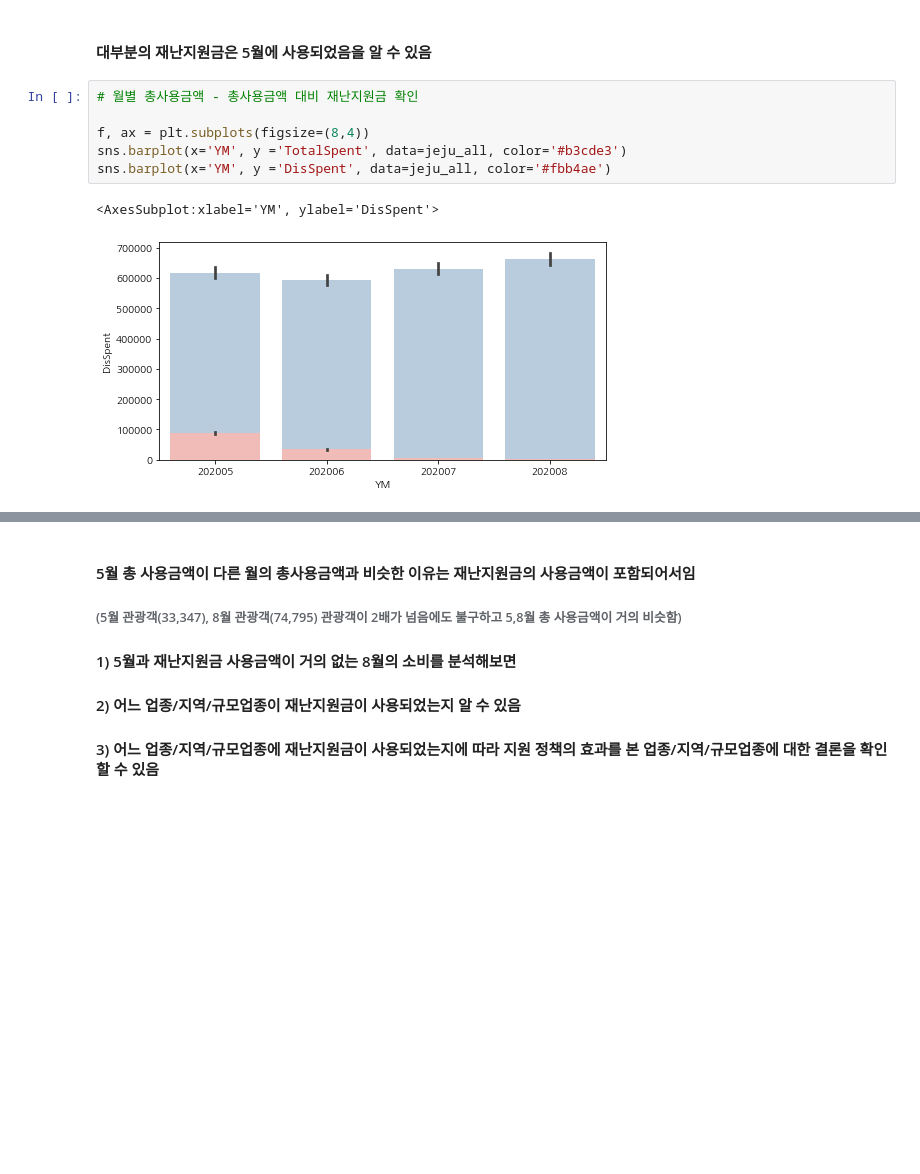
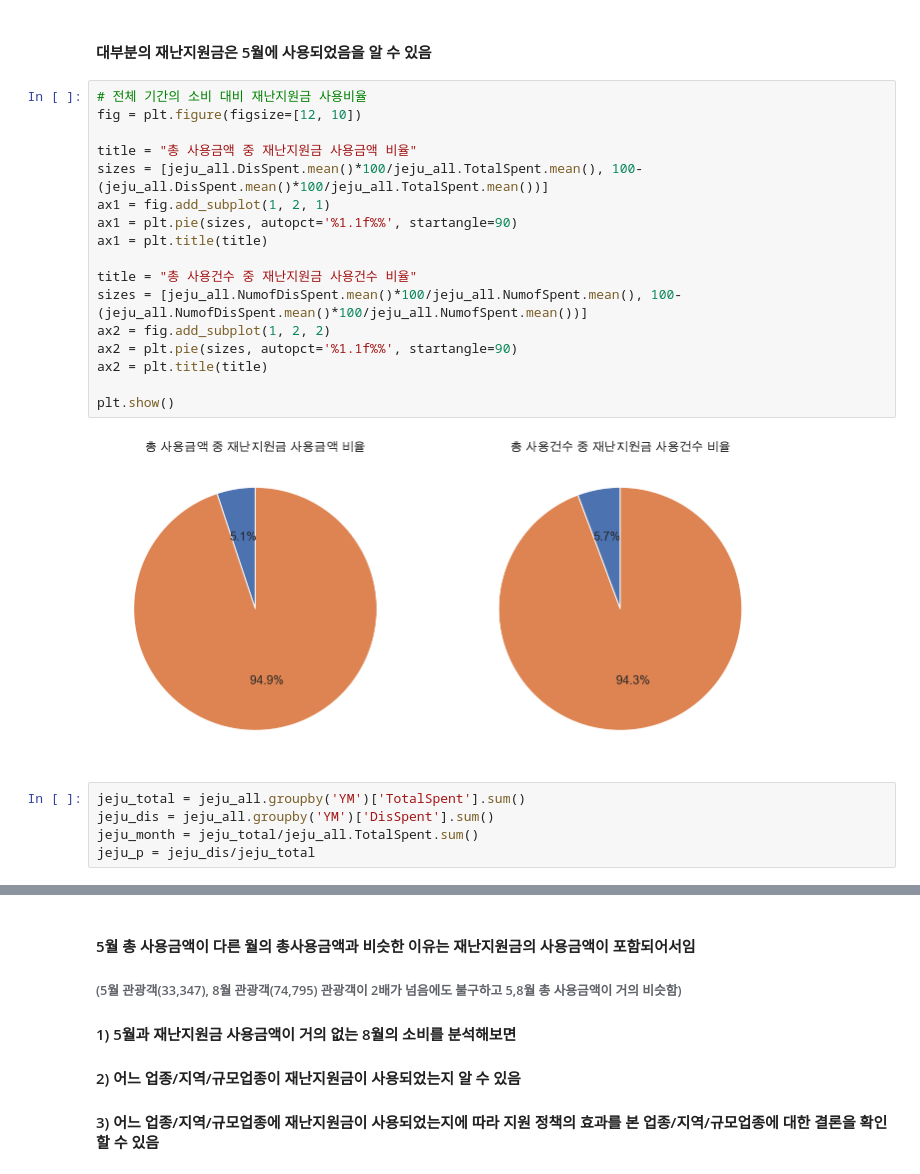
Before and after one commit to Yenabeam/JejuEda_DACON, a Jupyter notebook: 3. results/jeju_consumption_eda.ipynb, the cells around one changed output, grey strips where cells are left out. Cells and saved outputs as stored; diff of their text form; blank space fills up the shorter version.

Commit message:
add plot

```diff
--- a/3. results/jeju_consumption_eda.ipynb
+++ b/3. results/jeju_consumption_eda.ipynb
@@ -364,11 +374,26 @@ sns.barplot(data=jeju_all, x="YM", y="DisSpent", ax=ax2)
 # %% [markdown]
 #### 대부분의 재난지원금은 5월에 사용되었음을 알 수 있음
-# %%
-# 월별 총사용금액 - 총사용금액 대비 재난지원금 확인
-
-f, ax = plt.subplots(figsize=(8,4))
-sns.barplot(x='YM', y ='TotalSpent', data=jeju_all, color='#b3cde3')
-sns.barplot(x='YM', y ='DisSpent', data=jeju_all, color='#fbb4ae')
-# %% [output]
-<AxesSubplot:xlabel='YM', ylabel='DisSpent'>
-[figure, removed]
+# %%
+# 전체 기간의 소비 대비 재난지원금 사용비율
+fig = plt.figure(figsize=[12, 10])
+
+title = "총 사용금액 중 재난지원금 사용금액 비율"
+sizes = [jeju_all.DisSpent.mean()*100/jeju_all.TotalSpent.mean(), 100-(jeju_all.DisSpent.mean()*100/jeju_all.TotalSpent.mean())]
+ax1 = fig.add_subplot(1, 2, 1)
+ax1 = plt.pie(sizes, autopct='%1.1f%%', startangle=90)
+ax1 = plt.title(title)
+
+title = "총 사용건수 중 재난지원금 사용건수 비율"
+sizes = [jeju_all.NumofDisSpent.mean()*100/jeju_all.NumofSpent.mean(), 100-(jeju_all.NumofDisSpent.mean()*100/jeju_all.NumofSpent.mean())]
+ax2 = fig.add_subplot(1, 2, 2)
+ax2 = plt.pie(sizes, autopct='%1.1f%%', startangle=90)
+ax2 = plt.title(title)
+
+plt.show()
+# %% [output]
+[figure, added]
+# %%
+jeju_total = jeju_all.groupby('YM')['TotalSpent'].sum()
+jeju_dis = jeju_all.groupby('YM')['DisSpent'].sum()
+jeju_month = jeju_total/jeju_all.TotalSpent.sum()
+jeju_p = jeju_dis/jeju_total
```
Also changed, not shown: parts of 4 cells of this notebook.
